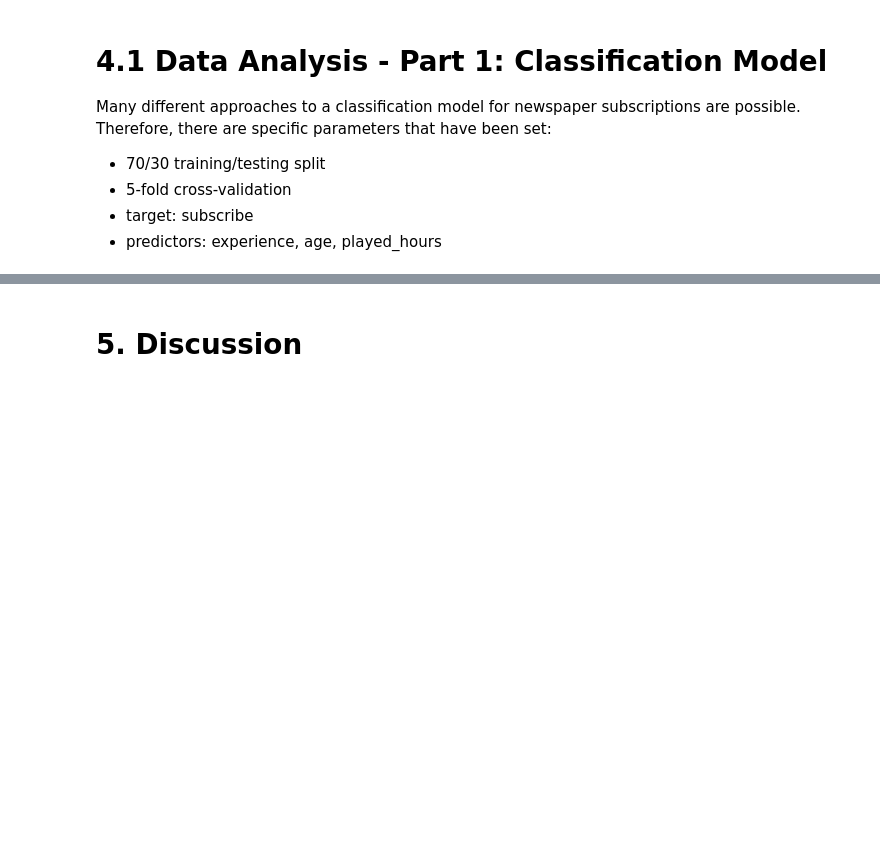
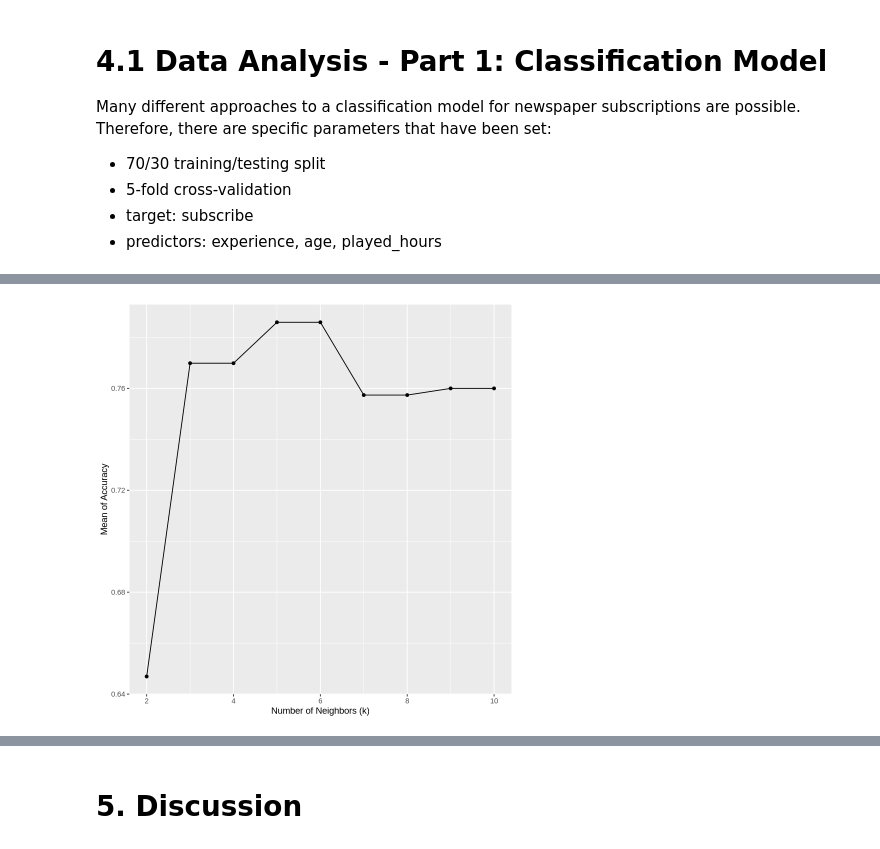
Before and after one commit to evanvoorbergen/DSCI100-group2project, a Jupyter notebook: group_2.ipynb, the cells around one changed output, grey strips where cells are left out. Saved outputs shown, nothing was run; the diff lists cells and outputs as text; code cells hidden in the pictures; blank space fills up the shorter version.

Commit message:
Found Best Recipe & k (recommit)
Last commit seemed to not go through with all my code, so trying again. Same edits as before.

```diff
--- a/group_2.ipynb
+++ b/group_2.ipynb
@@ -341,0 +331,23 @@ newspaper_3C3_recipe <- recipe(subscribe ~ experience + played_hours + Age, data
+# %%
+#Tuning k for Age+played_hours as predictors
+set.seed(1234)
+
+train_workflow <- workflow() |>
+    add_recipe(newspaper_AH_recipe) |>
+    add_model(knn_tune) |>
+    tune_grid(resamples = train_fold, grid = k_vals) |>
+    collect_metrics()
+
+#Make the plot to see which k gives optimal accuracy
+cross_val_plot <- train_workflow |>
+    filter(.metric == 'accuracy') |>
+    ggplot(aes(x = neighbors, y = mean)) +
+    geom_point() +
+    geom_line() +
+    labs(x = 'Number of Neighbors (k)', y = 'Mean of Accuracy')
+
+cross_val_plot
+
+#plot shows that k=5 gives the highest accuracy (with least fluctutation around it)
+# %% [output]
+[figure, added]
```
Also changed, not shown: parts of 5 cells of this notebook.
